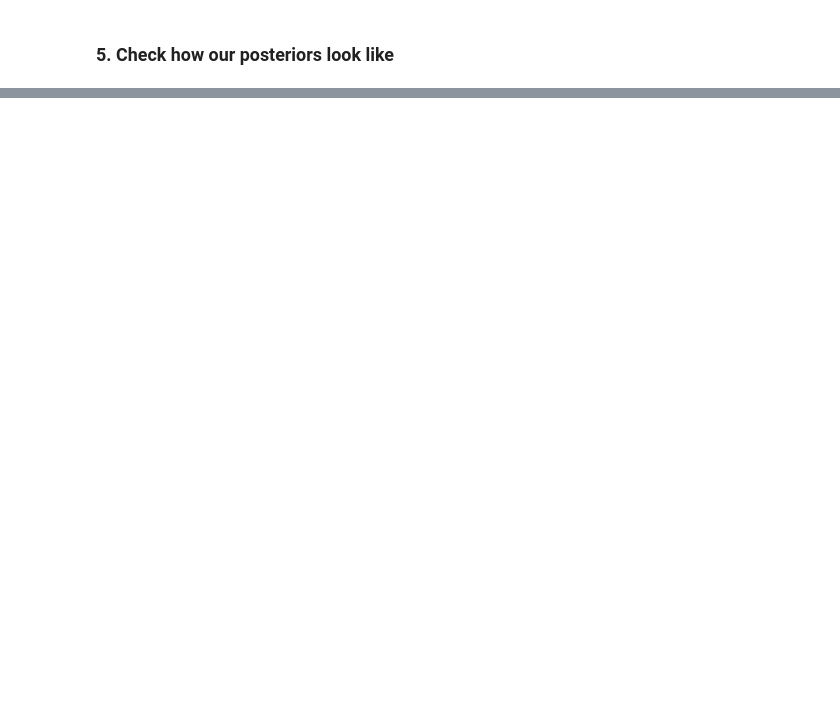
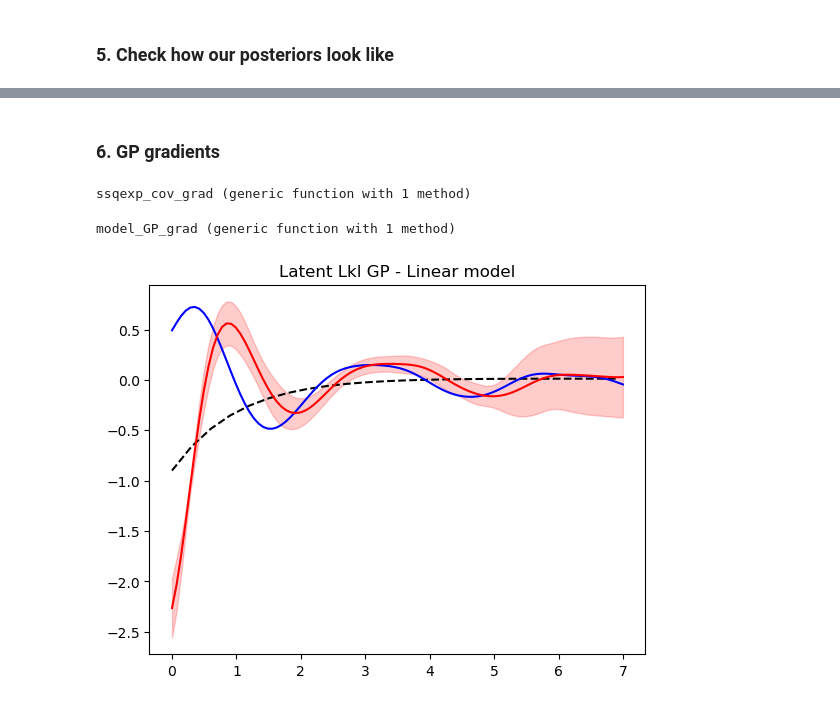
Before and after one commit to JaimeRZP/GaussianProcess.jl, a Jupyter notebook: examples/latent.ipynb, the cells around one changed output, grey strips where cells are left out. Cells and saved outputs as stored; diff of their text form; code cells hidden in the pictures; blank space fills up the shorter version.

```diff
--- a/examples/latent.ipynb
+++ b/examples/latent.ipynb
@@ -237,12 +185,0 @@ model_GP_grad (generic function with 1 method)
-# %%
-N_samples = length(eta_p)
-gps=zeros(N_samples, 24)
-ys=zeros(N_samples, 32)
-non_lin_ys=zeros(N_samples, 32)
-for i in 1:N_samples
-    gps[i, :], ys[i, :], non_lin_ys[i, :] = model_GP_grad(eta_p[i], l_p[i], v_p[i, :])
-end
-
-y_m, y_s = mean(ys, dims=1), std(ys, dims=1);
-non_lin_y_m, non_lin_y_s = mean(non_lin_ys, dims=1), std(non_lin_ys, dims=1);
-gp_m, gp_s = mean(gps, dims=1), std(gps, dims=1);
@@ -258,0 +186,65 @@ plt.title("Latent Lkl GP - Linear model");
+# %% [markdown]
+### 6. GP gradients
+# %%
+function _turn_into_mat(X)
+    N = length(X)
+    X_mat = zeros(N, 1)
+    X_mat[:,1] = X
+    return X_mat
+end
+
+function ssqexp_cov_grad(X; delta=0.0005, kwargs...)
+    X_mat = _turn_into_mat(X)
+    D = pairwise(Distances.Euclidean(), X_mat, dims=1)
+    dK = @.((1/kwargs[:l]) - (D/kwargs[:l])^2)
+    return @.(dK * kwargs[:eta] * exp(-D^2 / (2*kwargs[:l]))) + delta * I
+end
+# %% [output]
+ssqexp_cov_grad (generic function with 1 method)
+# %%
+function make_mean_grad(X)
+    return @.(-exp(-X) + 0.1/(1+X))
+end
+
+function model_GP_grad(eta, l, v;
+                       X=gp_x, data_x=data_x, data_cov=data_cov)
+    # Dimensions of predictors .
+    kernel = ssqexp_cov_grad(X; eta=eta, l=l)
+    mean = make_mean_grad(X)
+    gp = latent_GP(mean, v, kernel)
+    y =  conditional(X, data_x, gp, ssqexp_cov_grad;
+                     eta=eta, l=l)
+    non_lin_y = make_non_lin(y)
+    return gp, y, non_lin_y
+end
+# %% [output]
+model_GP_grad (generic function with 1 method)
+# %%
+using Interpolations
+x = LinRange(0, 7, 100)
+y_fin_difs = (vec(y_m)[2:end].-vec(y_m)[1:end-1])./(x[2]-x[1])
+x_mid = 0.5 .* (x[1:end-1] .+ x[2:end])
+y_fin_diff = linear_interpolation(x_mid, y_fin_difs, extrapolation_bc=Line());
+# %%
+N_samples = length(eta_p)
+grad_gps=zeros(N_samples, 24)
+grad_ys=zeros(N_samples, 100)
+grad_non_lin_ys=zeros(N_samples, 100)
+for i in 1:N_samples
+    grad_gps[i, :], grad_ys[i, :], grad_non_lin_ys[i, :] = model_GP_grad(eta_p[i], l_p[i], v_p[i, :];
+                                                                         data_x=LinRange(0, 7, 100))
+end
+
+grad_y_m, grad_y_s = mean(grad_ys, dims=1), std(grad_ys, dims=1);
+grad_non_lin_y_m, grad_non_lin_y_s = mean(grad_non_lin_ys, dims=1), std(grad_non_lin_ys, dims=1);
+grad_gp_m, grad_gp_s = mean(grad_gps, dims=1), std(grad_gps, dims=1);
+# %%
+#plt.errorbar(data_x, true_nodes, fmt="bo", label="Data")
+plt.plot(gp_x, make_mean_grad(gp_x), "k--", label="LCDM")
+plt.plot(LinRange(0, 7, 100), y_fin_diff(LinRange(0, 7, 100)), "b-")
+plt.plot(LinRange(0, 7, 100), vec(grad_y_m), "r-")
+plt.fill_between(LinRange(0, 7, 100), vec(grad_y_m .+ grad_y_s),
+                 vec(grad_y_m .- grad_y_s), alpha=0.2, color="red");
+plt.title("Latent Lkl GP - Linear model");
+# %% [output]
+[figure, added]
```
Also changed, not shown: parts of 17 cells of this notebook, 2 other files.
